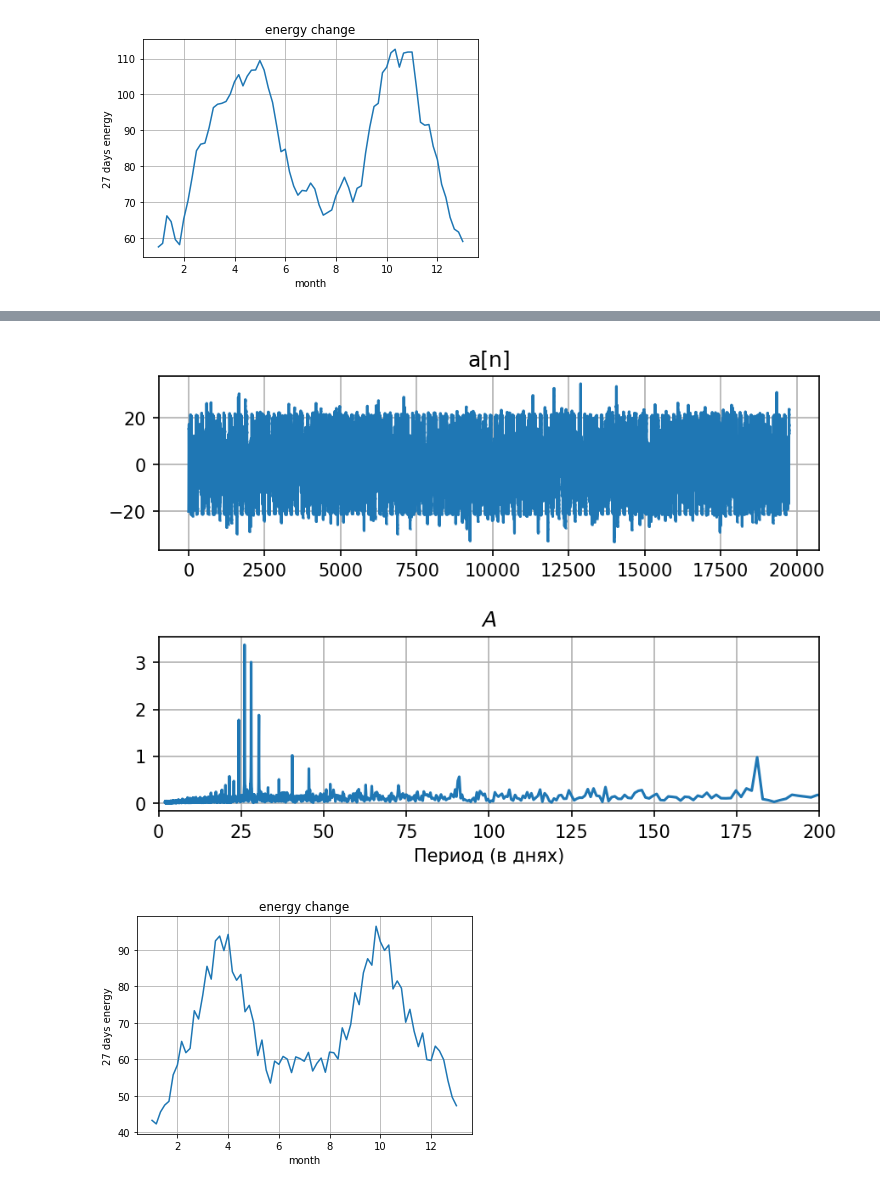
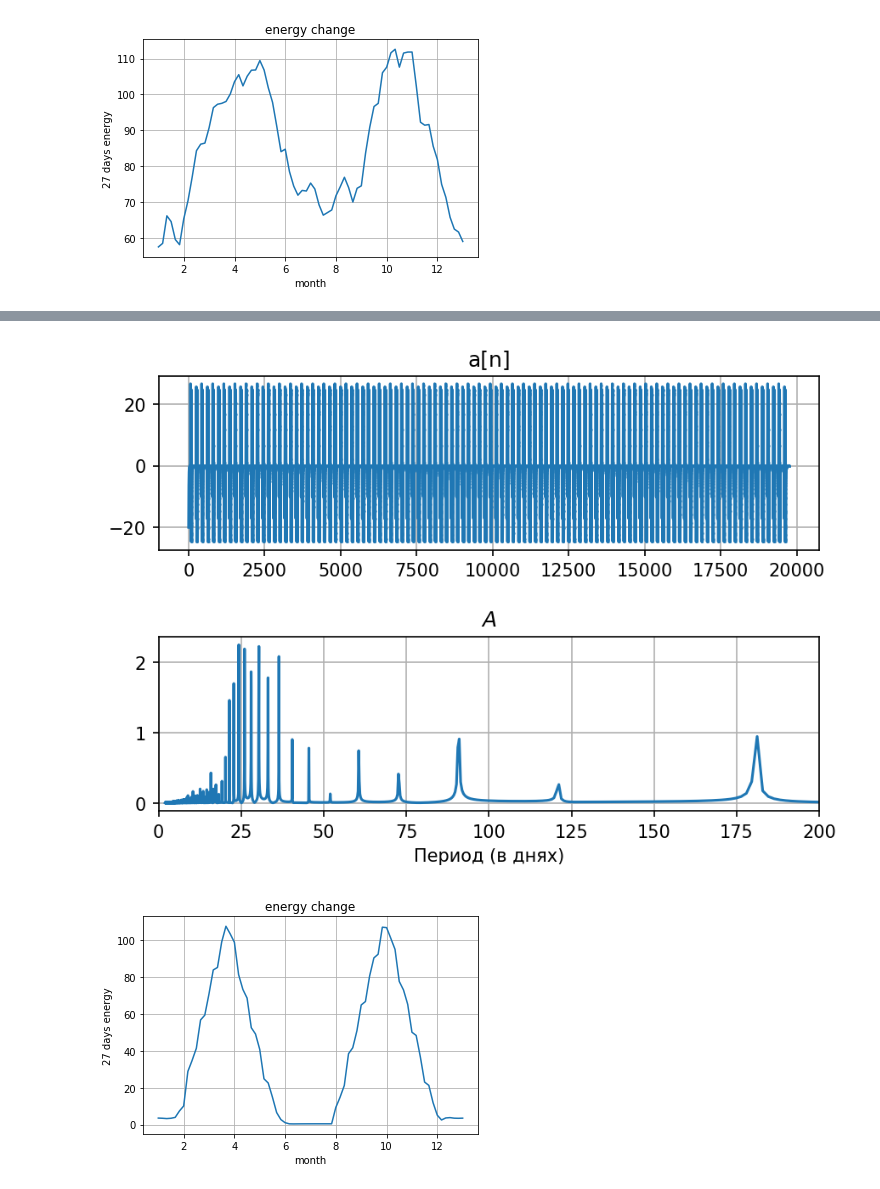
Before and after one commit to Romanchenko/SunAndClimate, a Jupyter notebook: Smoothing.ipynb, the cells around one changed output, grey strips where cells are left out. Drawn from its saved outputs; the diff is of its cells as text; code cells hidden in the pictures.

```diff
--- a/Smoothing.ipynb
+++ b/Smoothing.ipynb
@@ -221,13 +204,13 @@ top
 # %% [markdown]
 ## Графики для лучших значений
 # %%
-b_2 = -12.2626
-d_2 = 19.1048
-a_sin = 20
-delta = 30
-arr_top = top.head(10).values
-Dst_generated = []
-for x in arr_top:
-    Dst_generated.append(imitate_Dst(delta=delta, T=27, p=x[0], to_smooth=True, D_1=x[1], B_2=b_2, D_2=d_2, A_sin=a_sin))
-    name = "p="+str(x[0])+" D_1="+str(x[1])
-    mFFT(arr=Dst_generated[-1], draw=True, x2=365, name=name)
+# b_2 = -12.2626
+# d_2 = 19.1048
+# a_sin = 20
+# delta = 30
+# arr_top = top.head(10).values
+# Dst_generated = []
+# for x in arr_top:
+#     Dst_generated.append(imitate_Dst(delta=delta, T=27, p=x[0], to_smooth=True, D_1=x[1], B_2=b_2, D_2=d_2, A_sin=a_sin))
+#     name = "p="+str(x[0])+" D_1="+str(x[1])
+#     mFFT(arr=Dst_generated[-1], draw=True, x2=365, name=name)
@@ -305,9 +263,10 @@ get_and_draw_energy_from_params(d_1 = 2 * 0.3, a_sin = 18.5 * 0.3, b_2 = -12.262
 # %%
 
-get_and_draw_energy_from_params(d_1 = 0.06, a_sin = 18.5 * 0.3, b_2 = -12.2626 * 0.3, d_2 = 4, a_sin2=8 * 0.3, delta = 30, p=0.85)
+get_and_draw_energy_from_params(d_1 = 0, a_sin = 18.5 * 0.35, b_2 = 0, d_2 = 0, a_sin2= 0, delta = 30, p=0.85)
+#get_and_draw_energy_from_params(d_1 = 0, a_sin = 18.5, b_2 = 0"""-12.2626""", d_2 = """4"""0, a_sin2= """8"""0, delta = 30, p=0.85)
 # %% [output]
-[figure, old version]
+[figure, new version]
-[figure, old version]
+[figure, new version]
 # %%
 b_2 = -12.2626 * 0.3
 d_2 = 2 * 0.3 # 4
```
Also changed, not shown: parts of 8 cells of this notebook.
